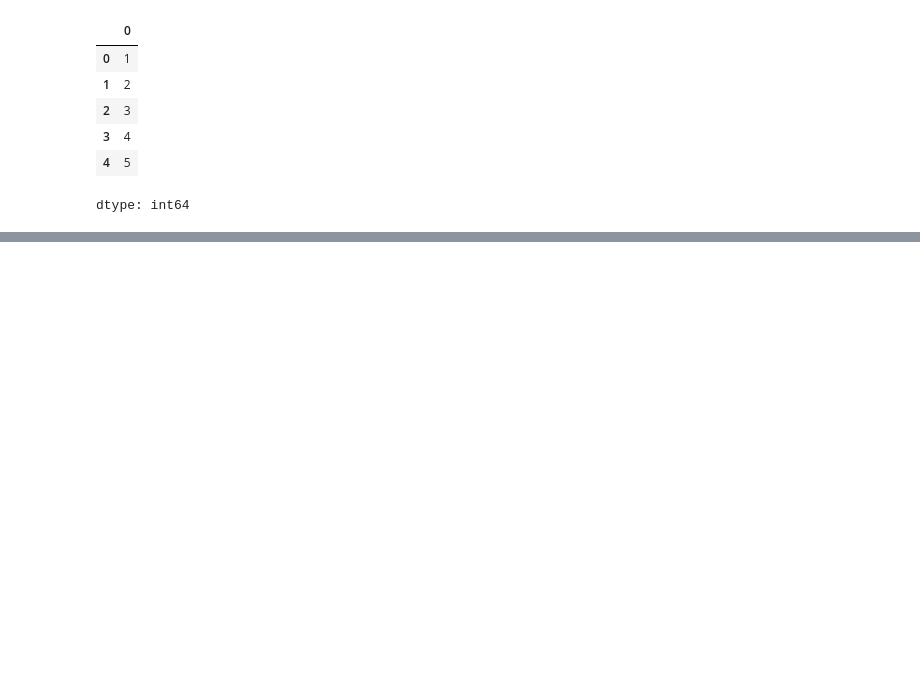
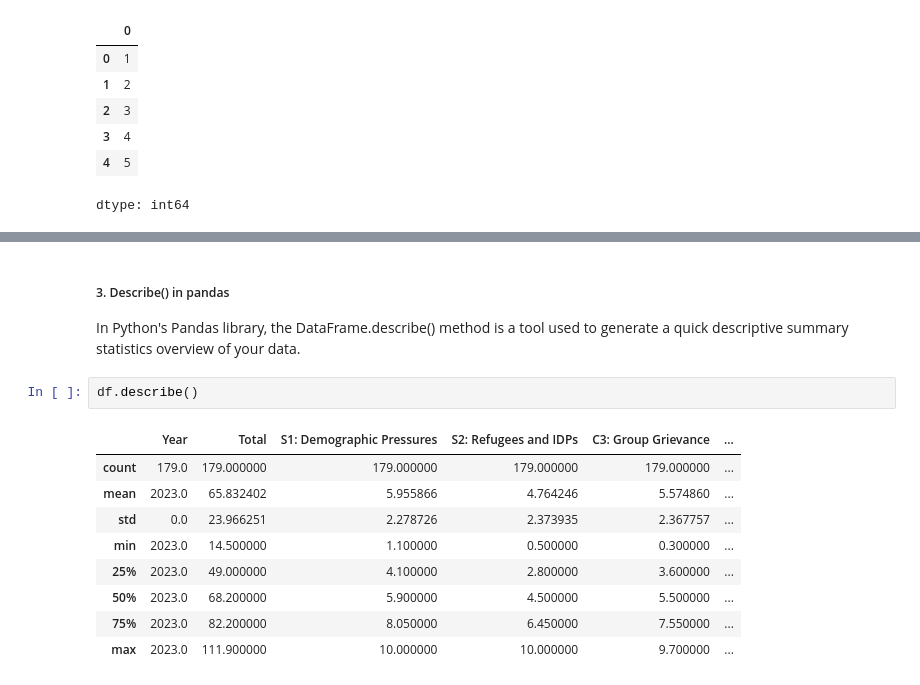
Before and after one commit to MohdAffan27/AI-Learning-Journey, a Jupyter notebook: 03_PANDAS/PandasTutorial.ipynb, the cells around one changed output, grey strips where cells are left out. Cells and saved outputs as stored; diff of their text form; blank space fills up the shorter version.

```diff
--- a/03_PANDAS/PandasTutorial.ipynb
+++ b/03_PANDAS/PandasTutorial.ipynb
@@ -32,0 +90,15 @@ dtype: int64
+# %% [markdown]
+##### 3. Describe() in pandas
+In Python's Pandas library, the DataFrame.describe() method is a tool used to generate a quick descriptive summary statistics overview of your data.
+# %%
+df.describe()
+# %% [output]
+|  | Year | Total | S1: Demographic Pressures | S2: Refugees and IDPs | C3: Group Grievance | ... |
+| count | 179.0 | 179.000000 | 179.000000 | 179.000000 | 179.000000 | ... |
+| mean | 2023.0 | 65.832402 | 5.955866 | 4.764246 | 5.574860 | ... |
+| std | 0.0 | 23.966251 | 2.278726 | 2.373935 | 2.367757 | ... |
+| min | 2023.0 | 14.500000 | 1.100000 | 0.500000 | 0.300000 | ... |
+| 25% | 2023.0 | 49.000000 | 4.100000 | 2.800000 | 3.600000 | ... |
+| 50% | 2023.0 | 68.200000 | 5.900000 | 4.500000 | 5.500000 | ... |
+| 75% | 2023.0 | 82.200000 | 8.050000 | 6.450000 | 7.550000 | ... |
+| max | 2023.0 | 111.900000 | 10.000000 | 10.000000 | 9.700000 | ... |
```
Also changed, not shown: parts of 22 cells of this notebook.
